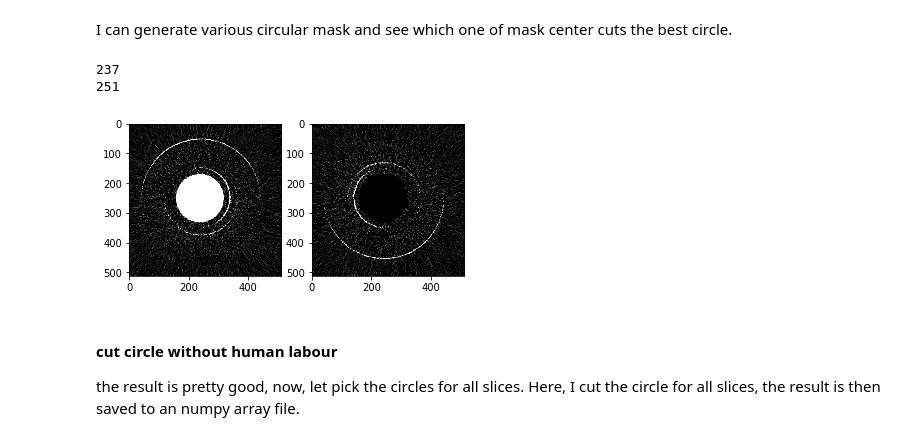
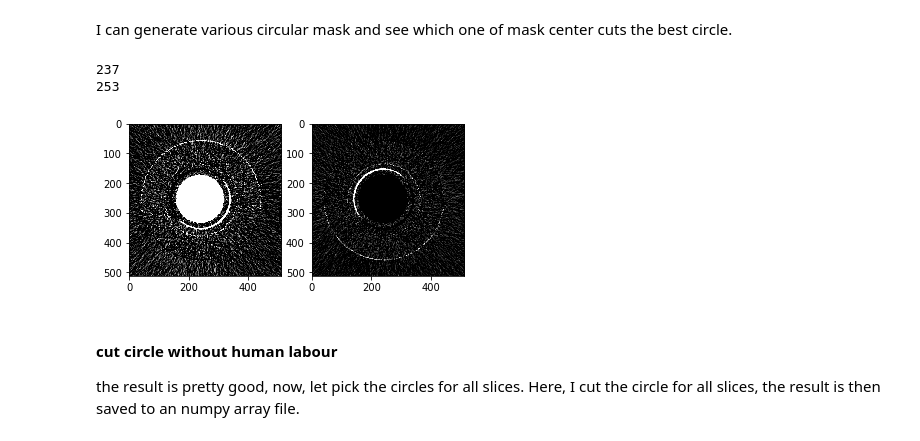
Before and after one commit to playbar12641/CTprocessing, a Jupyter notebook: myCTfun.ipynb, the cells around one changed output. Drawn from its saved outputs; the diff is of its cells as text; code cells hidden in the pictures.

```diff
--- a/myCTfun.ipynb
+++ b/myCTfun.ipynb
@@ -260,28 +262,28 @@ I can generate various circular mask and see which one of mask center cuts the b
 # %%
 dif2 = oilBL2-airBL2
 
-n=30  # for any number of slices
+n=0  # for any number of slices
 
 xi=240;yi=253
 dx=1;nx=10
 dy=1;ny=10
 r=79;nr=512;nc=512
 xc, yc = pick_circle(xi,yi,dx,dy,nx,ny,r,dif2[:,:,n])
 print(xc)
 print(yc)
 
 plt.subplot(121)
 temp = dif2[:,:,n]
-imgplot = plt.imshow(temp,vmin=0,vmax=100,cmap='gray')
+imgplot = plt.imshow(temp,vmin=0,vmax=50,cmap='gray')
 plt.subplot(122)
 mask_temp = create_circular_mask(nr, nc, center=[xc,yc], radius=r)
 d = np.where(mask_temp,1,0)
 #print(d.shape)
 imgplot = plt.imshow(temp*d-temp,vmin=0,vmax=100,cmap='gray')
 # %% [output]
 237
-251
+253
-[figure, old version]
+[figure, new version]
 # %% [markdown]
 #### cut circle without human labour
 the result is pretty good, now, let pick the circles for all slices. Here, I cut the circle for all slices, the result is then saved to an numpy array file.
```
Also changed, not shown: parts of 9 cells of this notebook, 3 other files.
